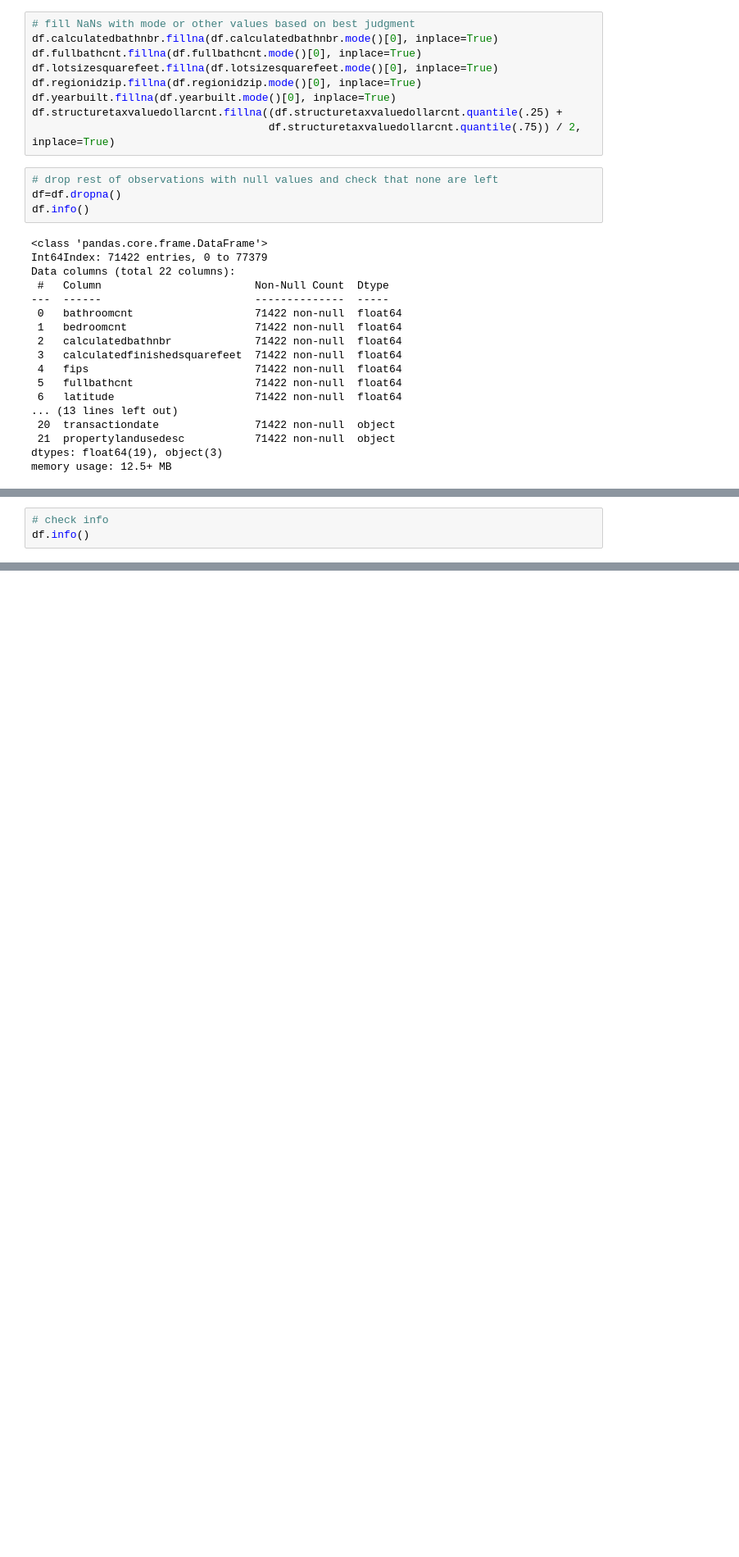
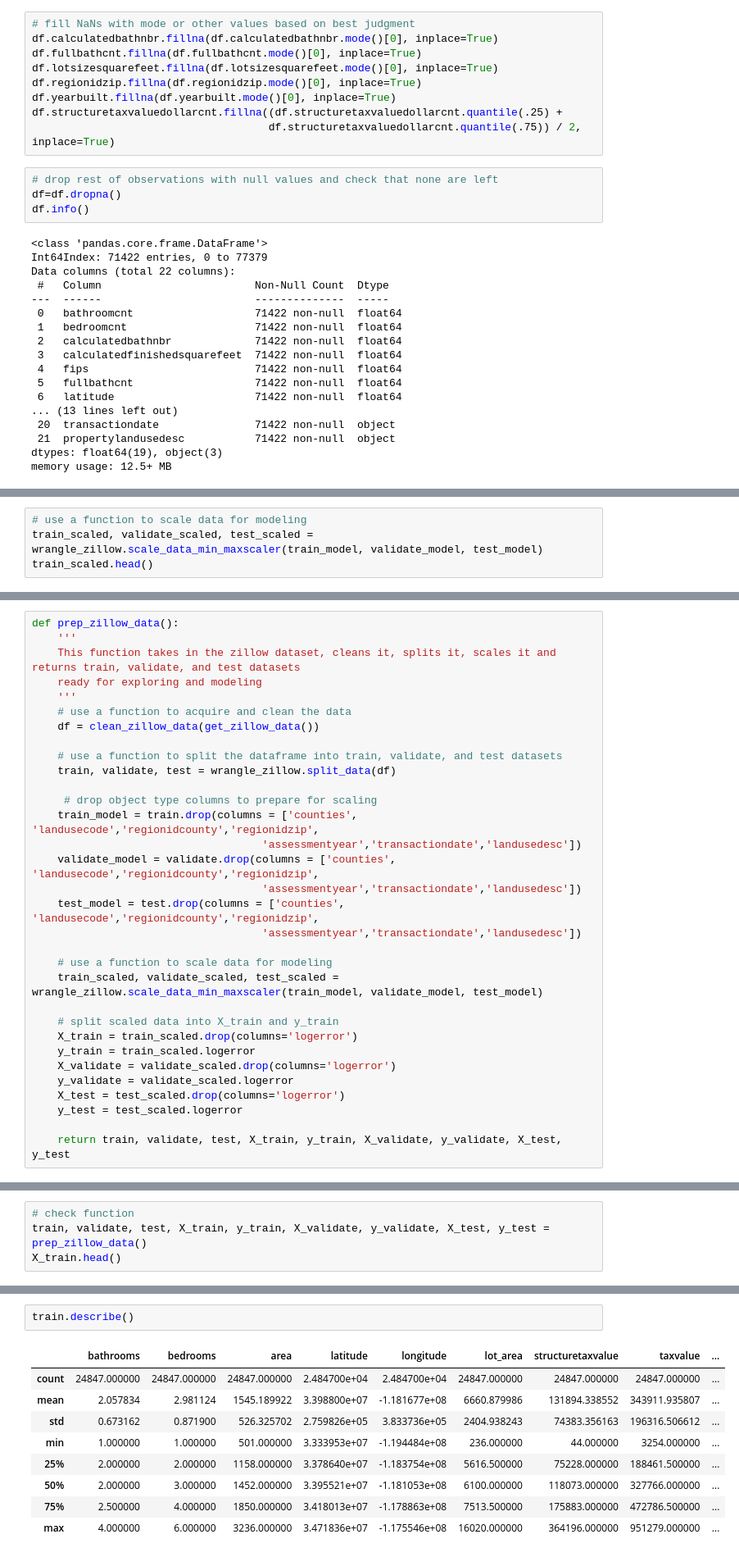
Before and after one commit to lainslie-18/clustering-exercises, a Jupyter notebook: zillow.ipynb, the cells around one changed output, grey strips where cells are left out. Shown at 82% size. Saved outputs shown, nothing was run; the diff lists cells and outputs as text; blank space fills up the shorter version.

```diff
--- a/zillow.ipynb
+++ b/zillow.ipynb
@@ -454,0 +557,4 @@ df.head()
+# %%
+# use a function to scale data for modeling
+train_scaled, validate_scaled, test_scaled = wrangle_zillow.scale_data_min_maxscaler(train_model, validate_model, test_model)
+train_scaled.head()
@@ -455,3 +575,32 @@ df.head()
 # %%
-# check info
-df.info()
+def prep_zillow_data():
+    '''
+    This function takes in the zillow dataset, cleans it, splits it, scales it and returns train, validate, and test datasets
+    ready for exploring and modeling
+    '''
+    # use a function to acquire and clean the data
+    df = clean_zillow_data(get_zillow_data())
+
+    # use a function to split the dataframe into train, validate, and test datasets
+    train, validate, test = wrangle_zillow.split_data(df)
+
+     # drop object type columns to prepare for scaling
+    train_model = train.drop(columns = ['counties', 'landusecode','regionidcounty','regionidzip',
+                                    'assessmentyear','transactiondate','landusedesc'])
+    validate_model = validate.drop(columns = ['counties', 'landusecode','regionidcounty','regionidzip',
+                                    'assessmentyear','transactiondate','landusedesc'])
+    test_model = test.drop(columns = ['counties', 'landusecode','regionidcounty','regionidzip',
+                                    'assessmentyear','transactiondate','landusedesc'])
+
+    # use a function to scale data for modeling
+    train_scaled, validate_scaled, test_scaled = wrangle_zillow.scale_data_min_maxscaler(train_model, validate_model, test_model)
+
+    # split scaled data into X_train and y_train
+    X_train = train_scaled.drop(columns='logerror')
+    y_train = train_scaled.logerror
+    X_validate = validate_scaled.drop(columns='logerror')
+    y_validate = validate_scaled.logerror
+    X_test = test_scaled.drop(columns='logerror')
+    y_test = test_scaled.logerror
+
+    return train, validate, test, X_train, y_train, X_validate, y_validate, X_test, y_test
@@ -499,0 +607,4 @@ df.head(3)
+# %%
+# check function
+train, validate, test, X_train, y_train, X_validate, y_validate, X_test, y_test = prep_zillow_data()
+X_train.head()
@@ -499,0 +618,12 @@ df.head(3)
+# %%
+train.describe()
+# %% [output]
+|  | bathrooms | bedrooms | area | latitude | longitude | lot_area | structuretaxvalue | taxvalue | ... |
+| count | 24847.000000 | 24847.000000 | 24847.000000 | 2.484700e+04 | 2.484700e+04 | 24847.000000 | 24847.000000 | 24847.000000 | ... |
+| mean | 2.057834 | 2.981124 | 1545.189922 | 3.398800e+07 | -1.181677e+08 | 6660.879986 | 131894.338552 | 343911.935807 | ... |
+| std | 0.673162 | 0.871900 | 526.325702 | 2.759826e+05 | 3.833736e+05 | 2404.938243 | 74383.356163 | 196316.506612 | ... |
+| min | 1.000000 | 1.000000 | 501.000000 | 3.333953e+07 | -1.194484e+08 | 236.000000 | 44.000000 | 3254.000000 | ... |
+| 25% | 2.000000 | 2.000000 | 1158.000000 | 3.378640e+07 | -1.183754e+08 | 5616.500000 | 75228.000000 | 188461.500000 | ... |
+| 50% | 2.000000 | 3.000000 | 1452.000000 | 3.395521e+07 | -1.181053e+08 | 6100.000000 | 118073.000000 | 327766.000000 | ... |
+| 75% | 2.500000 | 4.000000 | 1850.000000 | 3.418013e+07 | -1.178863e+08 | 7513.500000 | 175883.000000 | 472786.500000 | ... |
+| max | 4.000000 | 6.000000 | 3236.000000 | 3.471836e+07 | -1.175546e+08 | 16020.000000 | 364196.000000 | 951279.000000 | ... |
```
Also changed, not shown: parts of 23 cells of this notebook, 2 other files.
